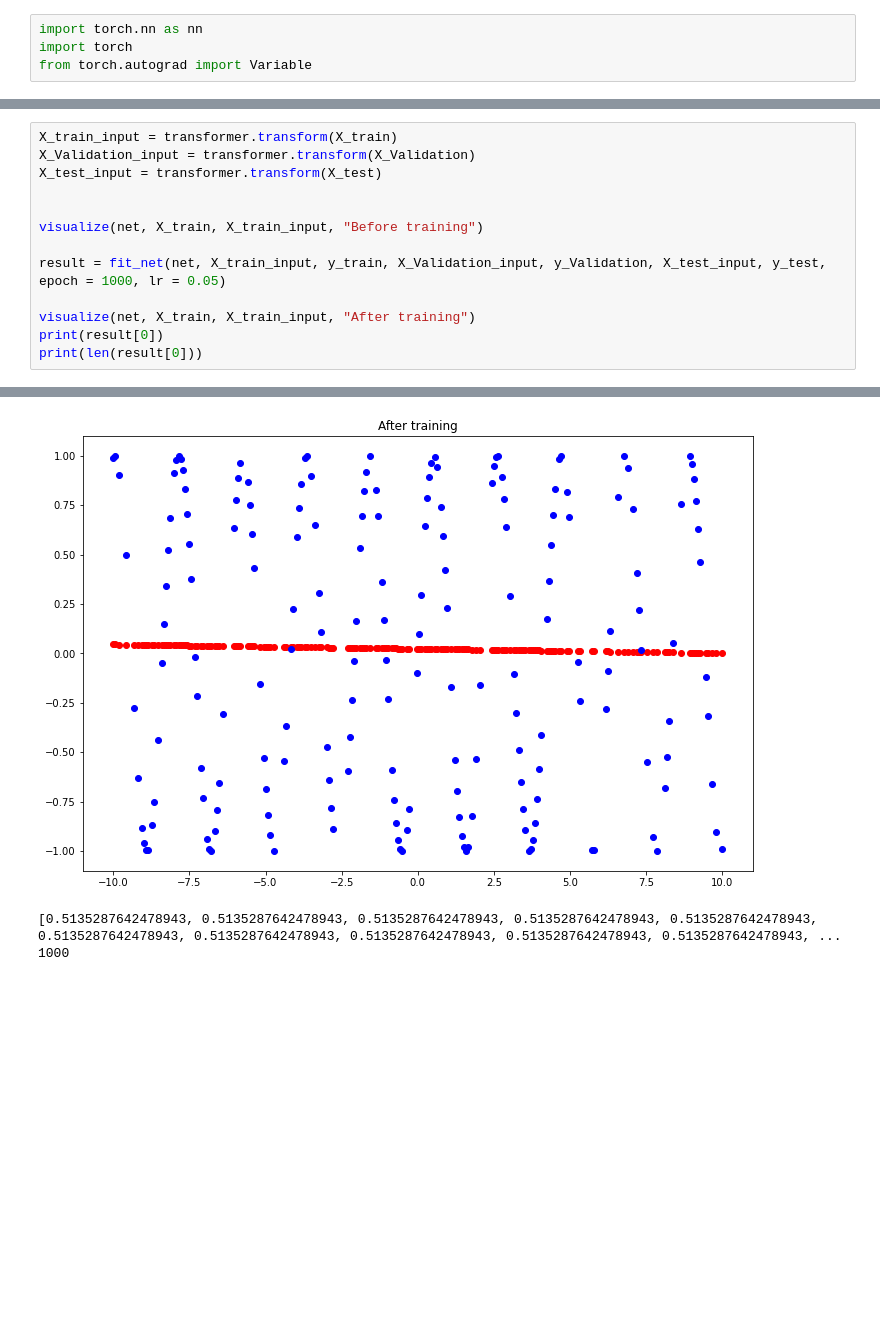
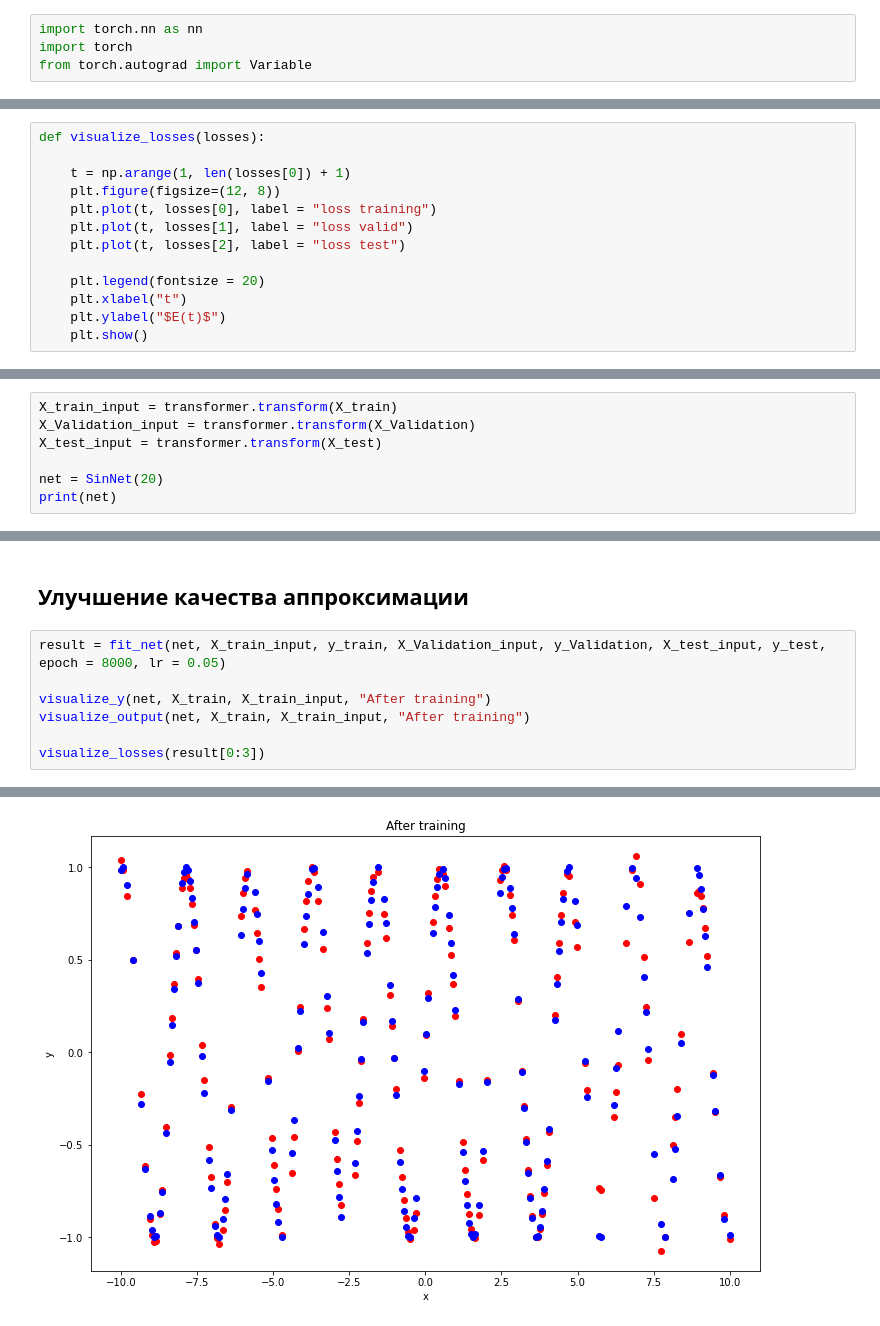
Before and after one commit to MilordEv/Neural_networks, a Jupyter notebook: labs/lab2/lab2.ipynb, the cells around one changed output, grey strips where cells are left out. Cells and saved outputs as stored; diff of their text form; blank space fills up the shorter version.

```diff
--- a/labs/lab2/lab2.ipynb
+++ b/labs/lab2/lab2.ipynb
@@ -183,0 +171,13 @@ SinNet(
+# %%
+def visualize_losses(losses):
+
+    t = np.arange(1, len(losses[0]) + 1)
+    plt.figure(figsize=(12, 8))
+    plt.plot(t, losses[0], label = "loss training")
+    plt.plot(t, losses[1], label = "loss valid")
+    plt.plot(t, losses[2], label = "loss test")
+
+    plt.legend(fontsize = 20)
+    plt.xlabel("t")
+    plt.ylabel("$E(t)$")
+    plt.show()
@@ -183,0 +201,7 @@ SinNet(
+# %%
+X_train_input = transformer.transform(X_train)
+X_Validation_input = transformer.transform(X_Validation)
+X_test_input = transformer.transform(X_test)
+
+net = SinNet(20)
+print(net)
@@ -184,14 +276,10 @@ SinNet(
+# %% [markdown]
+<h2>Улучшение качества аппроксимации</h2>
 # %%
-X_train_input = transformer.transform(X_train)
-X_Validation_input = transformer.transform(X_Validation)
-X_test_input = transformer.transform(X_test)
+result = fit_net(net, X_train_input, y_train, X_Validation_input, y_Validation, X_test_input, y_test, epoch = 8000, lr = 0.05)
 
+visualize_y(net, X_train, X_train_input, "After training")
+visualize_output(net, X_train, X_train_input, "After training")
 
-visualize(net, X_train, X_train_input, "Before training")
-
-result = fit_net(net, X_train_input, y_train, X_Validation_input, y_Validation, X_test_input, y_test, epoch = 1000, lr = 0.05)
-
-visualize(net, X_train, X_train_input, "After training")
-print(result[0])
-print(len(result[0]))
+visualize_losses(result[0:3])
 # %% [output]
@@ -199,3 +287 @@ print(len(result[0]))
-[figure, old version]
+[figure, new version]
-[0.5135287642478943, 0.5135287642478943, 0.5135287642478943, 0.5135287642478943, 0.5135287642478943, 0.5135287642478943, 0.5135287642478943, 0.5135287642478943, 0.5135287642478943, 0.5135287642478943, ...
-1000
```
Also changed, not shown: parts of 18 cells of this notebook, 1 other file.
